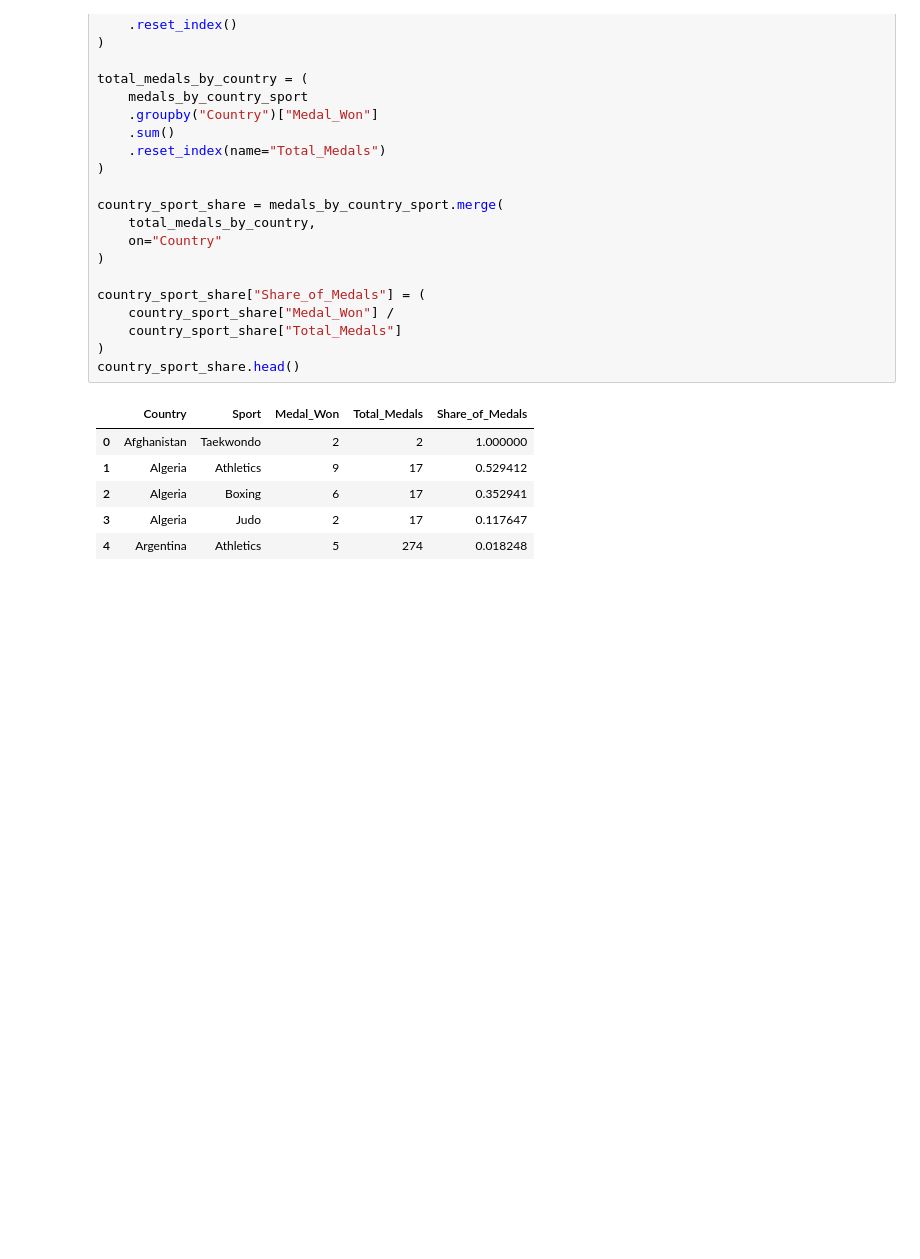
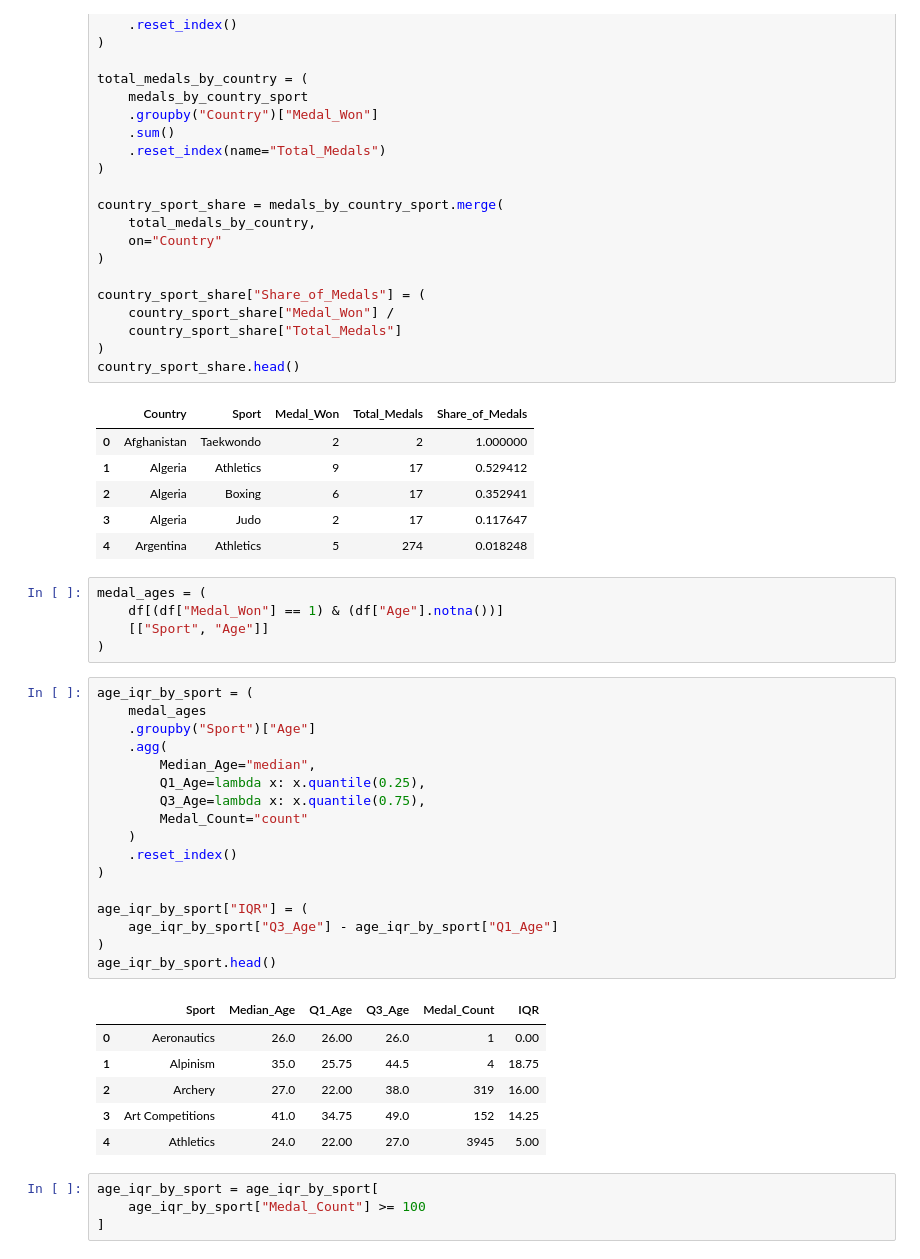
Before and after one commit to ShouryaBatra/fbla-data-analysis, a Jupyter notebook: olympics_analysis.ipynb, the cells around one changed output. Saved outputs shown, nothing was run; the diff lists cells and outputs as text; blank space fills up the shorter version.

```diff
--- a/olympics_analysis.ipynb
+++ b/olympics_analysis.ipynb
@@ -267,3 +265,36 @@ country_sport_share.head()
 | 2 | Algeria | Boxing | 6 | 17 | 0.352941 |
 | 3 | Algeria | Judo | 2 | 17 | 0.117647 |
 | 4 | Argentina | Athletics | 5 | 274 | 0.018248 |
+# %%
+medal_ages = (
+    df[(df["Medal_Won"] == 1) & (df["Age"].notna())]
+    [["Sport", "Age"]]
+)
+# %%
+age_iqr_by_sport = (
+    medal_ages
+    .groupby("Sport")["Age"]
+    .agg(
+        Median_Age="median",
+        Q1_Age=lambda x: x.quantile(0.25),
+        Q3_Age=lambda x: x.quantile(0.75),
+        Medal_Count="count"
+    )
+    .reset_index()
+)
+
+age_iqr_by_sport["IQR"] = (
+    age_iqr_by_sport["Q3_Age"] - age_iqr_by_sport["Q1_Age"]
+)
+age_iqr_by_sport.head()
+# %% [output]
+|  | Sport | Median_Age | Q1_Age | Q3_Age | Medal_Count | IQR |
+| 0 | Aeronautics | 26.0 | 26.00 | 26.0 | 1 | 0.00 |
+| 1 | Alpinism | 35.0 | 25.75 | 44.5 | 4 | 18.75 |
+| 2 | Archery | 27.0 | 22.00 | 38.0 | 319 | 16.00 |
+| 3 | Art Competitions | 41.0 | 34.75 | 49.0 | 152 | 14.25 |
+| 4 | Athletics | 24.0 | 22.00 | 27.0 | 3945 | 5.00 |
+# %%
+age_iqr_by_sport = age_iqr_by_sport[
+    age_iqr_by_sport["Medal_Count"] >= 100
+]
```
Also changed, not shown: parts of 4 cells of this notebook.
